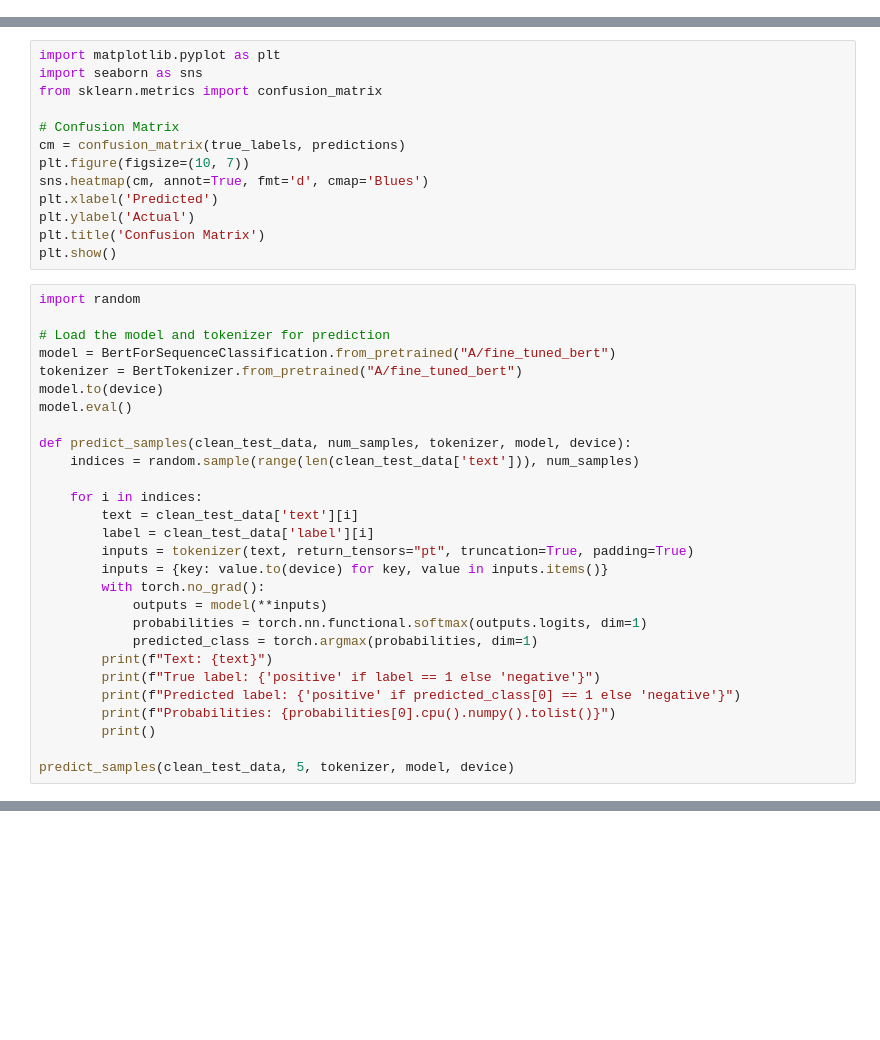
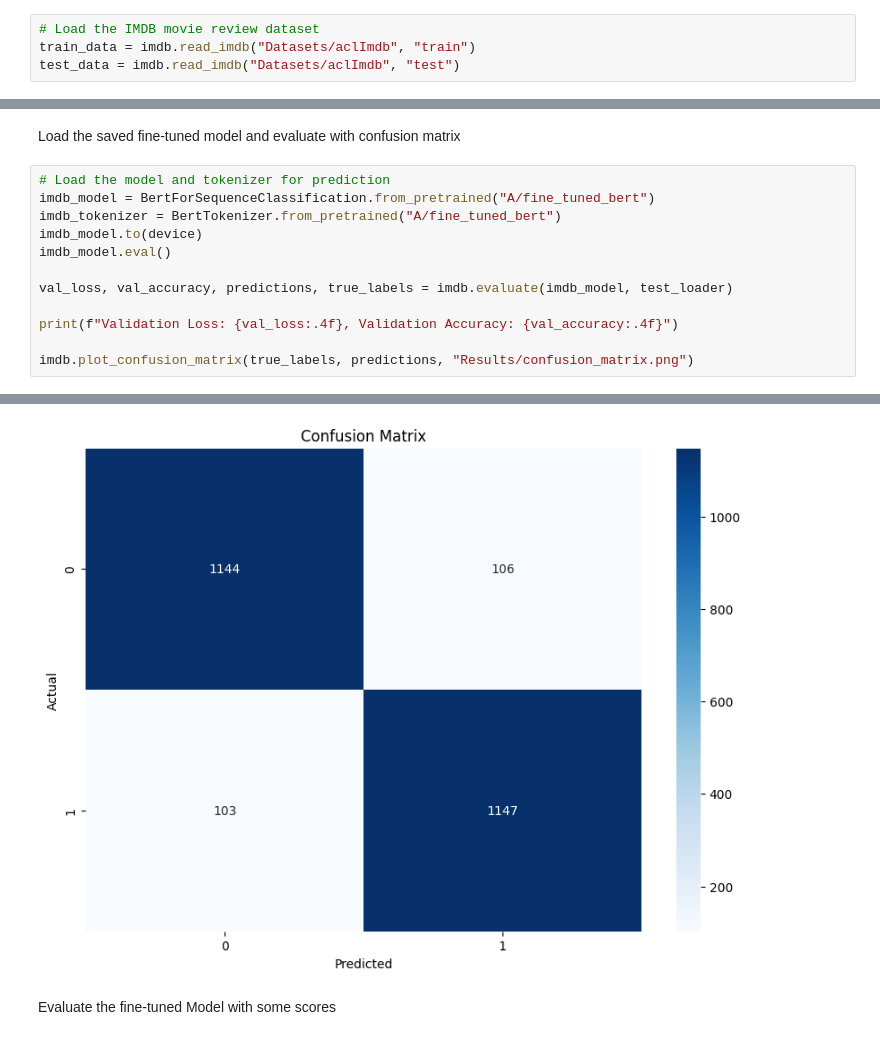
Before and after one commit to penggang0719/DLNLP_assignment_24_SN23187901, a Jupyter notebook: train.ipynb, the cells around one changed output, grey strips where cells are left out. Cells and saved outputs as stored; diff of their text form; blank space fills up the shorter version.

```diff
--- a/train.ipynb
+++ b/train.ipynb
@@ -24,0 +40,4 @@ if device.type == 'cuda':
+# %%
+# Load the IMDB movie review dataset
+train_data = imdb.read_imdb("Datasets/aclImdb", "train")
+test_data = imdb.read_imdb("Datasets/aclImdb", "test")
@@ -114,41 +176,15 @@ tokenizer.save_pretrained("A/fine_tuned_bert")
-# %%
-import matplotlib.pyplot as plt
-import seaborn as sns
-from sklearn.metrics import confusion_matrix
-
-# Confusion Matrix
-cm = confusion_matrix(true_labels, predictions)
-plt.figure(figsize=(10, 7))
-sns.heatmap(cm, annot=True, fmt='d', cmap='Blues')
-plt.xlabel('Predicted')
-plt.ylabel('Actual')
-plt.title('Confusion Matrix')
-plt.show()
-# %%
-import random
-
-# Load the model and tokenizer for prediction
-model = BertForSequenceClassification.from_pretrained("A/fine_tuned_bert")
-tokenizer = BertTokenizer.from_pretrained("A/fine_tuned_bert")
-model.to(device)
-model.eval()
-
-def predict_samples(clean_test_data, num_samples, tokenizer, model, device):
-    indices = random.sample(range(len(clean_test_data['text'])), num_samples)
-
-    for i in indices:
-        text = clean_test_data['text'][i]
-        label = clean_test_data['label'][i]
-        inputs = tokenizer(text, return_tensors="pt", truncation=True, padding=True)
-        inputs = {key: value.to(device) for key, value in inputs.items()}
-        with torch.no_grad():
-            outputs = model(**inputs)
-            probabilities = torch.nn.functional.softmax(outputs.logits, dim=1)
-            predicted_class = torch.argmax(probabilities, dim=1)
-        print(f"Text: {text}")
-        print(f"True label: {'positive' if label == 1 else 'negative'}")
-        print(f"Predicted label: {'positive' if predicted_class[0] == 1 else 'negative'}")
-        print(f"Probabilities: {probabilities[0].cpu().numpy().tolist()}")
-        print()
-
-predict_samples(clean_test_data, 5, tokenizer, model, device)
+# %% [markdown]
+Load the saved fine-tuned model and evaluate with confusion matrix
+# %%
+# Load the model and tokenizer for prediction
+imdb_model = BertForSequenceClassification.from_pretrained("A/fine_tuned_bert")
+imdb_tokenizer = BertTokenizer.from_pretrained("A/fine_tuned_bert")
+imdb_model.to(device)
+imdb_model.eval()
+
+val_loss, val_accuracy, predictions, true_labels = imdb.evaluate(imdb_model, test_loader)
+
+print(f"Validation Loss: {val_loss:.4f}, Validation Accuracy: {val_accuracy:.4f}")
+
+imdb.plot_confusion_matrix(true_labels, predictions, "Results/confusion_matrix.png")
+# %% [output]
@@ -154,0 +192,3 @@ predict_samples(clean_test_data, 5, tokenizer, model, device)
+[figure, added]
+# %% [markdown]
+Evaluate the fine-tuned Model with some scores
```
Also changed, not shown: parts of 15 cells of this notebook.
